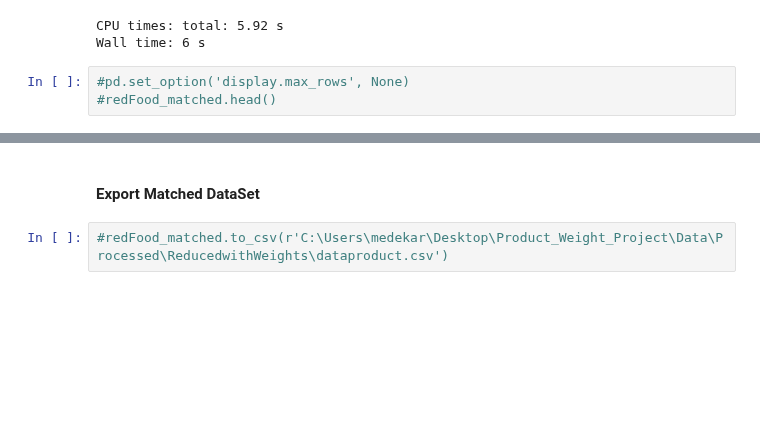
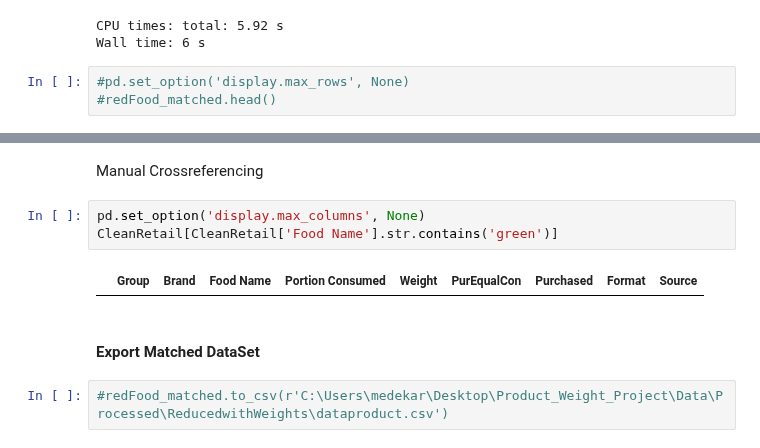
Before and after one commit to elliotkarikari/Product_Weight_Project, a Jupyter notebook: Jupter_notebooks/Data_Product/7. Final - Matching Algorithm.ipynb, the cells around one changed output, grey strips where cells are left out. Cells and saved outputs as stored; diff of their text form; blank space fills up the shorter version.

```diff
--- a/Jupter_notebooks/Data_Product/7. Final - Matching Algorithm.ipynb
+++ b/Jupter_notebooks/Data_Product/7. Final - Matching Algorithm.ipynb
@@ -179,3 +162,10 @@ CleanRetail[CleanRetail['Food Name'].str.contains('ice cream | sauce')]
+# %% [markdown]
+Manual Crossreferencing
+# %%
+pd.set_option('display.max_columns', None)
+CleanRetail[CleanRetail['Food Name'].str.contains('green')]
+# %% [output]
+|  | Group | Brand | Food Name | Portion Consumed | Weight | PurEqualCon | Purchased | Format | Source |
 # %% [markdown]
 #### Export Matched DataSet
 # %%
```
Also changed, not shown: parts of 6 cells of this notebook.
